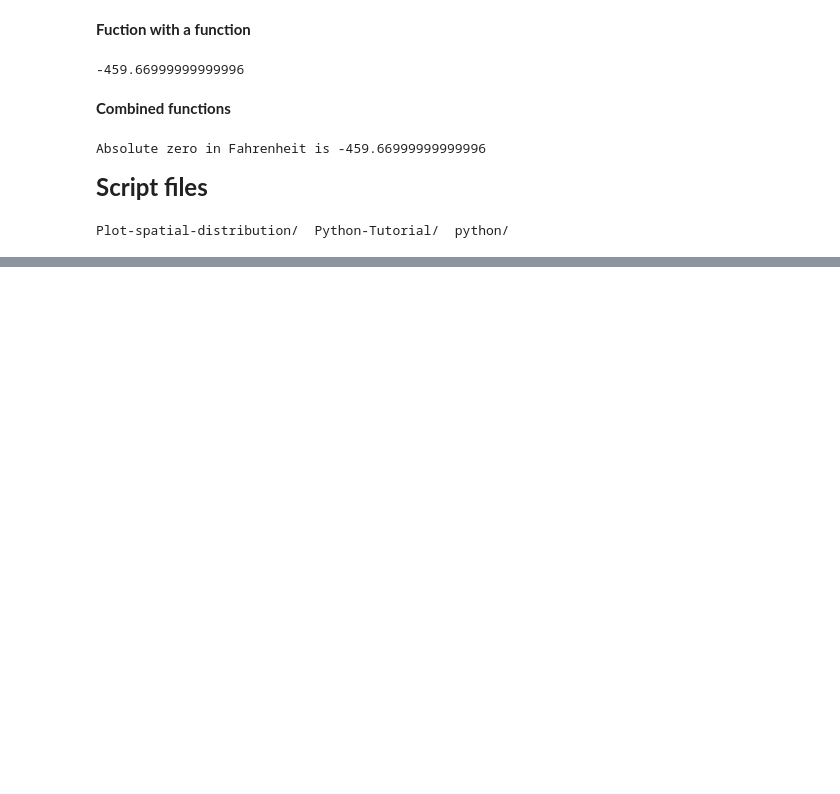
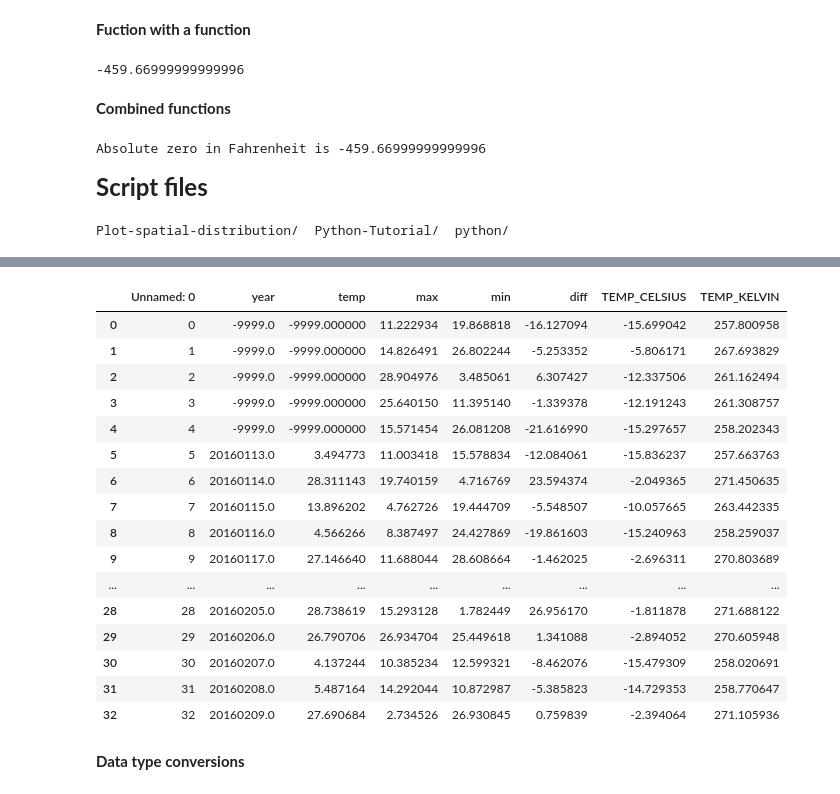
Before and after one commit to yangshanye/Python-Tutorial, a Jupyter notebook: Geopython_basic_expresion.ipynb, the cells around one changed output, grey strips where cells are left out. Drawn from its saved outputs; the diff is of its cells as text; code cells hidden in the pictures; blank space fills up the shorter version.

```diff
--- a/Geopython_basic_expresion.ipynb
+++ b/Geopython_basic_expresion.ipynb
@@ -1414,0 +1623,8 @@ data.head()
+# %%
+#Note that we replaced the original warm_temps variable
+#with version where no data are removed.
+#The .dropna() function, among other pandas functions
+#can also be applied “inplace” which means that the function updates
+#the DataFrame object and returns None:
+
+data.dropna(subset=['min'], inplace=True)
@@ -1414,0 +1651,23 @@ data.head()
+# %%
+# Fill na values
+data.fillna(-9999)
+# %% [output]
+|  | Unnamed: 0 | year | temp | max | min | diff | TEMP_CELSIUS | TEMP_KELVIN |
+| 0 | 0 | -9999.0 | -9999.000000 | 11.222934 | 19.868818 | -16.127094 | -15.699042 | 257.800958 |
+| 1 | 1 | -9999.0 | -9999.000000 | 14.826491 | 26.802244 | -5.253352 | -5.806171 | 267.693829 |
+| 2 | 2 | -9999.0 | -9999.000000 | 28.904976 | 3.485061 | 6.307427 | -12.337506 | 261.162494 |
+| 3 | 3 | -9999.0 | -9999.000000 | 25.640150 | 11.395140 | -1.339378 | -12.191243 | 261.308757 |
+| 4 | 4 | -9999.0 | -9999.000000 | 15.571454 | 26.081208 | -21.616990 | -15.297657 | 258.202343 |
+| 5 | 5 | 20160113.0 | 3.494773 | 11.003418 | 15.578834 | -12.084061 | -15.836237 | 257.663763 |
+| 6 | 6 | 20160114.0 | 28.311143 | 19.740159 | 4.716769 | 23.594374 | -2.049365 | 271.450635 |
+| 7 | 7 | 20160115.0 | 13.896202 | 4.762726 | 19.444709 | -5.548507 | -10.057665 | 263.442335 |
+| 8 | 8 | 20160116.0 | 4.566266 | 8.387497 | 24.427869 | -19.861603 | -15.240963 | 258.259037 |
+| 9 | 9 | 20160117.0 | 27.146640 | 11.688044 | 28.608664 | -1.462025 | -2.696311 | 270.803689 |
+| ... | ... | ... | ... | ... | ... | ... | ... | ... |
+| 28 | 28 | 20160205.0 | 28.738619 | 15.293128 | 1.782449 | 26.956170 | -1.811878 | 271.688122 |
+| 29 | 29 | 20160206.0 | 26.790706 | 26.934704 | 25.449618 | 1.341088 | -2.894052 | 270.605948 |
+| 30 | 30 | 20160207.0 | 4.137244 | 10.385234 | 12.599321 | -8.462076 | -15.479309 | 258.020691 |
+| 31 | 31 | 20160208.0 | 5.487164 | 14.292044 | 10.872987 | -5.385823 | -14.729353 | 258.770647 |
+| 32 | 32 | 20160209.0 | 27.690684 | 2.734526 | 26.930845 | 0.759839 | -2.394064 | 271.105936 |
+# %% [markdown]
+**Data type conversions**
```
Also changed, not shown: parts of 232 cells of this notebook.
